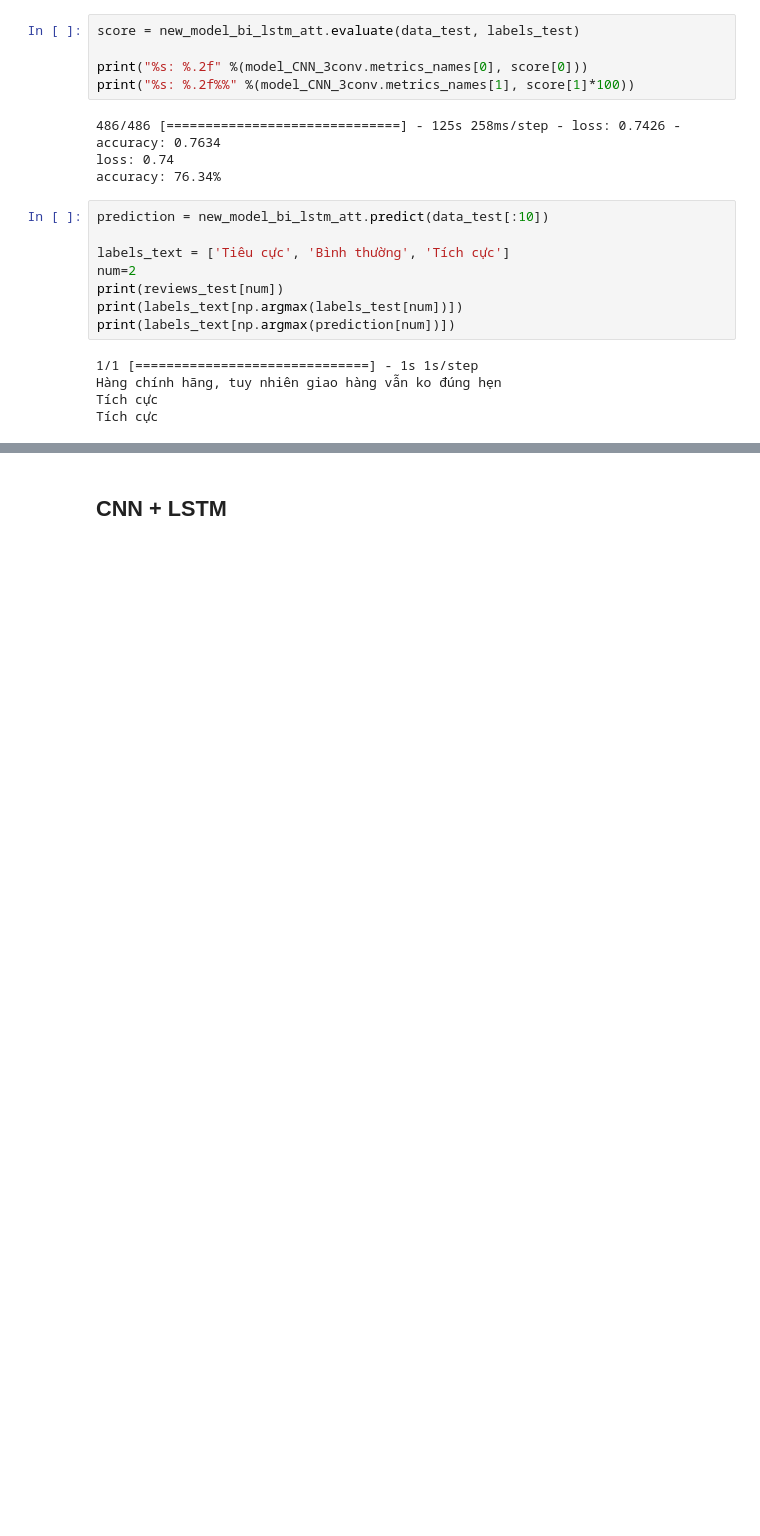
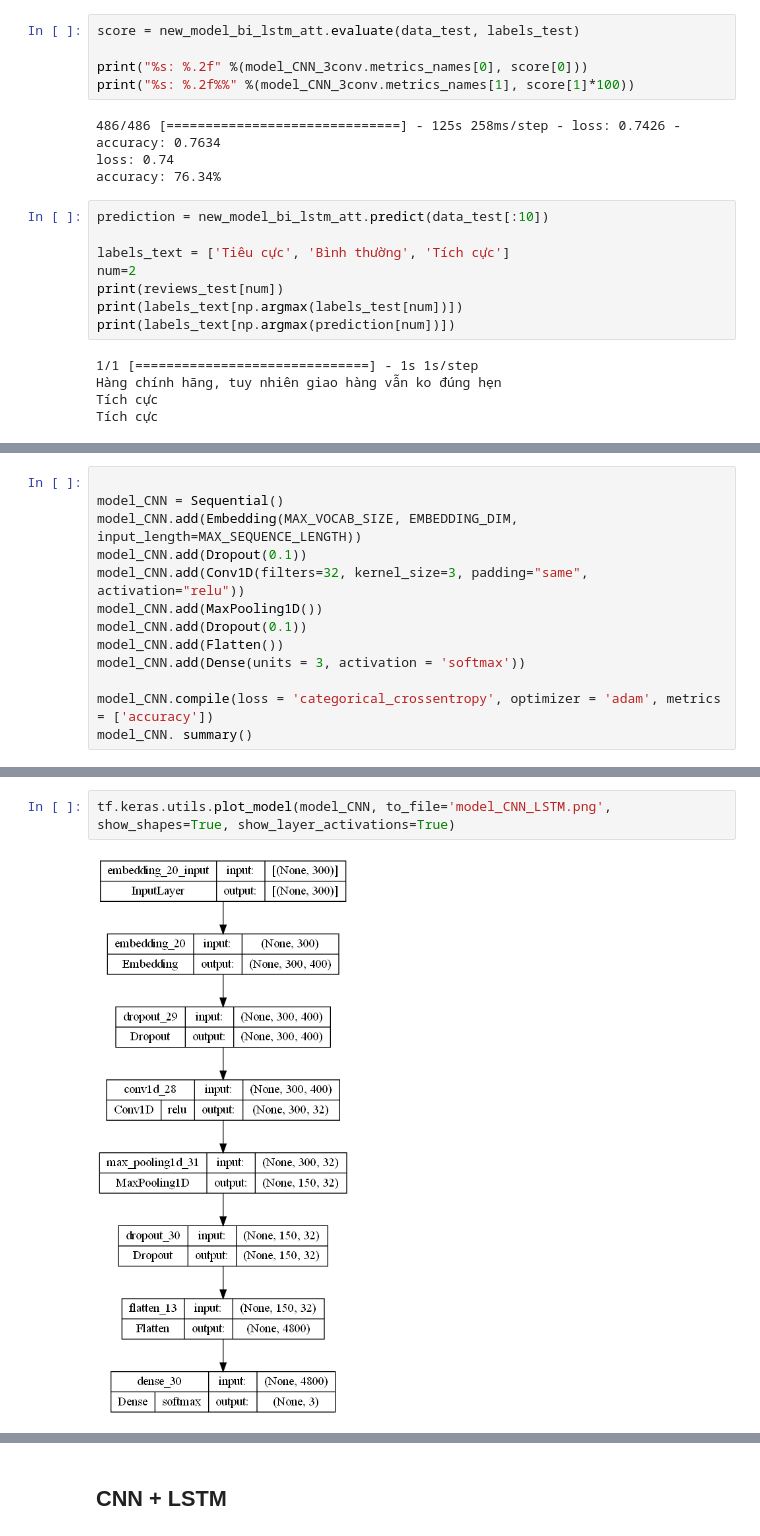
Before and after one commit to TuanNguyen-A/Sentiment-Classification, a Jupyter notebook: main code.ipynb, the cells around one changed output, grey strips where cells are left out. Drawn from its saved outputs; the diff is of its cells as text; blank space fills up the shorter version.

```diff
--- a/main code.ipynb
+++ b/main code.ipynb
@@ -604,0 +599,13 @@ Tích cực
+# %%
+
+model_CNN = Sequential()
+model_CNN.add(Embedding(MAX_VOCAB_SIZE, EMBEDDING_DIM, input_length=MAX_SEQUENCE_LENGTH))
+model_CNN.add(Dropout(0.1))
+model_CNN.add(Conv1D(filters=32, kernel_size=3, padding="same", activation="relu"))
+model_CNN.add(MaxPooling1D())
+model_CNN.add(Dropout(0.1))
+model_CNN.add(Flatten())
+model_CNN.add(Dense(units = 3, activation = 'softmax'))
+
+model_CNN.compile(loss = 'categorical_crossentropy', optimizer = 'adam', metrics = ['accuracy'])
+model_CNN. summary()
@@ -605 +630,5 @@ Tích cực
+# %%
+tf.keras.utils.plot_model(model_CNN, to_file='model_CNN_LSTM.png', show_shapes=True, show_layer_activations=True)
+# %% [output]
+[figure, added]
 # %%
```
Also changed, not shown: parts of 36 cells of this notebook.
